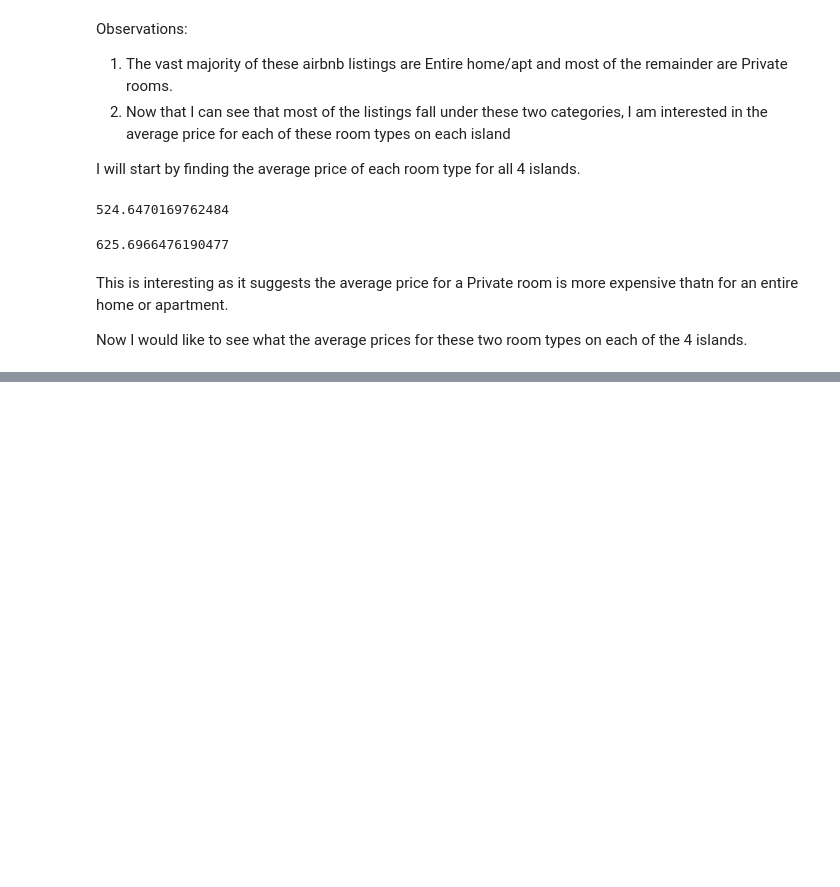
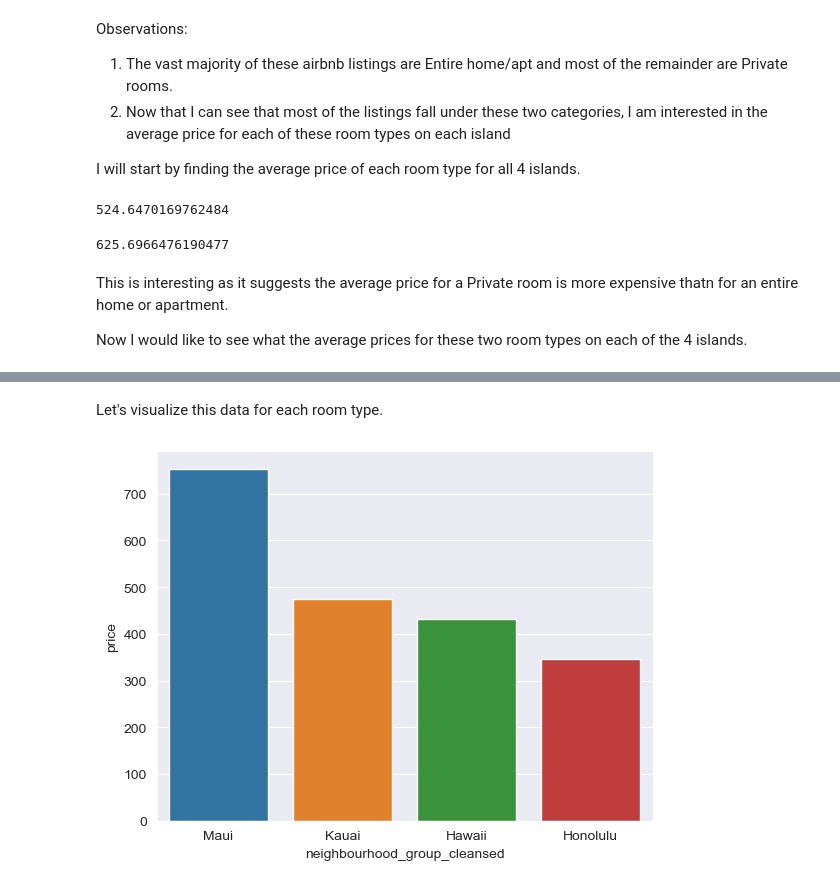
Before and after one commit to ubco-W2022T2-data301/project-group-group38, a Jupyter notebook: CB_EDA_Milestone3.ipynb, the cells around one changed output, grey strips where cells are left out. Drawn from its saved outputs; the diff is of its cells as text; code cells hidden in the pictures; blank space fills up the shorter version.

```diff
--- a/CB_EDA_Milestone3.ipynb
+++ b/CB_EDA_Milestone3.ipynb
@@ -149,3 +149,7 @@ avg_price_Private_room
 This is interesting as it suggests the average price for a Private room is more expensive thatn for an entire home or apartment.
 
 Now I would like to see what the average prices for these two room types on each of the 4 islands.
+# %%
+avg_price_by_island = entire_home_df.groupby(['neighbourhood_group_cleansed', 'room_type'])['price'].mean()
+df_avg_price_by_island = pd.DataFrame(avg_price_by_island).reset_index().sort_values(by=['price'], ascending=False)
+df_avg_price_by_island
@@ -151,0 +172,7 @@ Now I would like to see what the average prices for these two room types on each
+# %% [markdown]
+Let's visualize this data for each room type.
+# %%
+sns.set_style('darkgrid')
+barplot2 = sns.barplot(x='neighbourhood_group_cleansed', y='price', data=df_avg_price_by_island)
+# %% [output]
+[figure, added]
```
Also changed, not shown: parts of 5 cells of this notebook.
